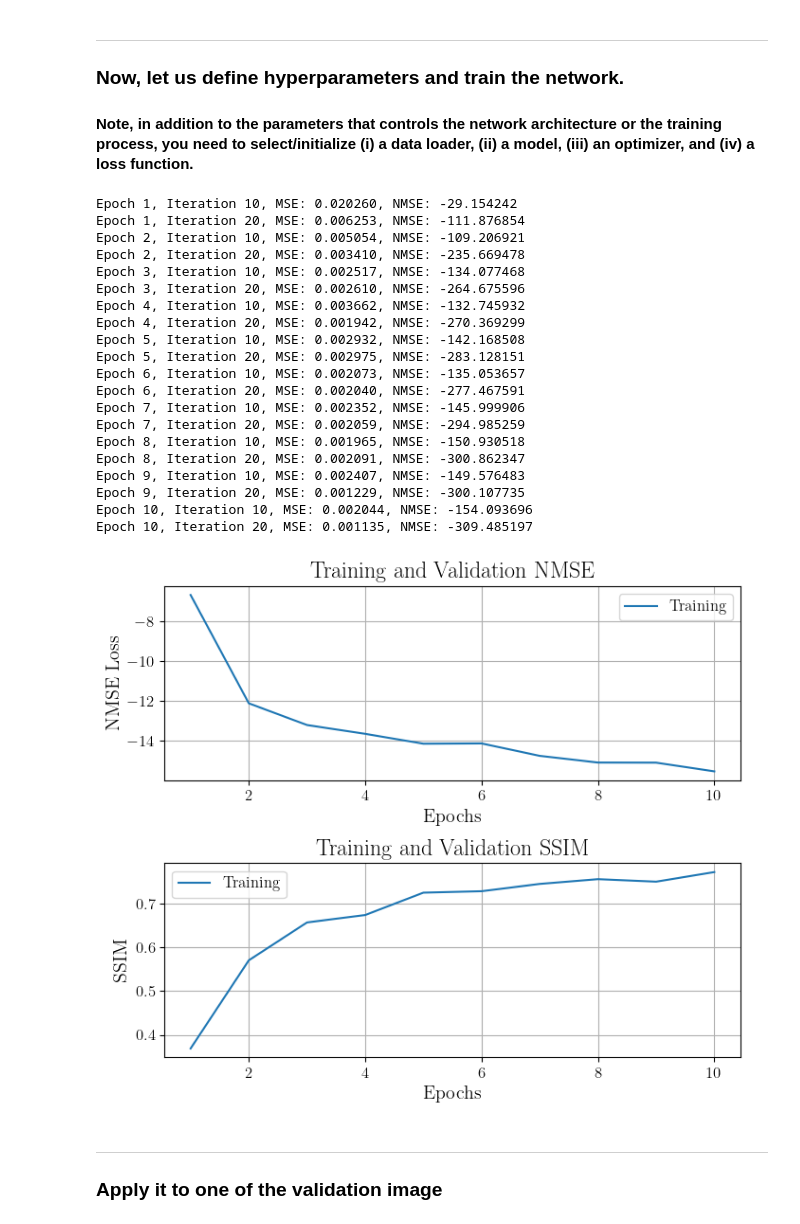
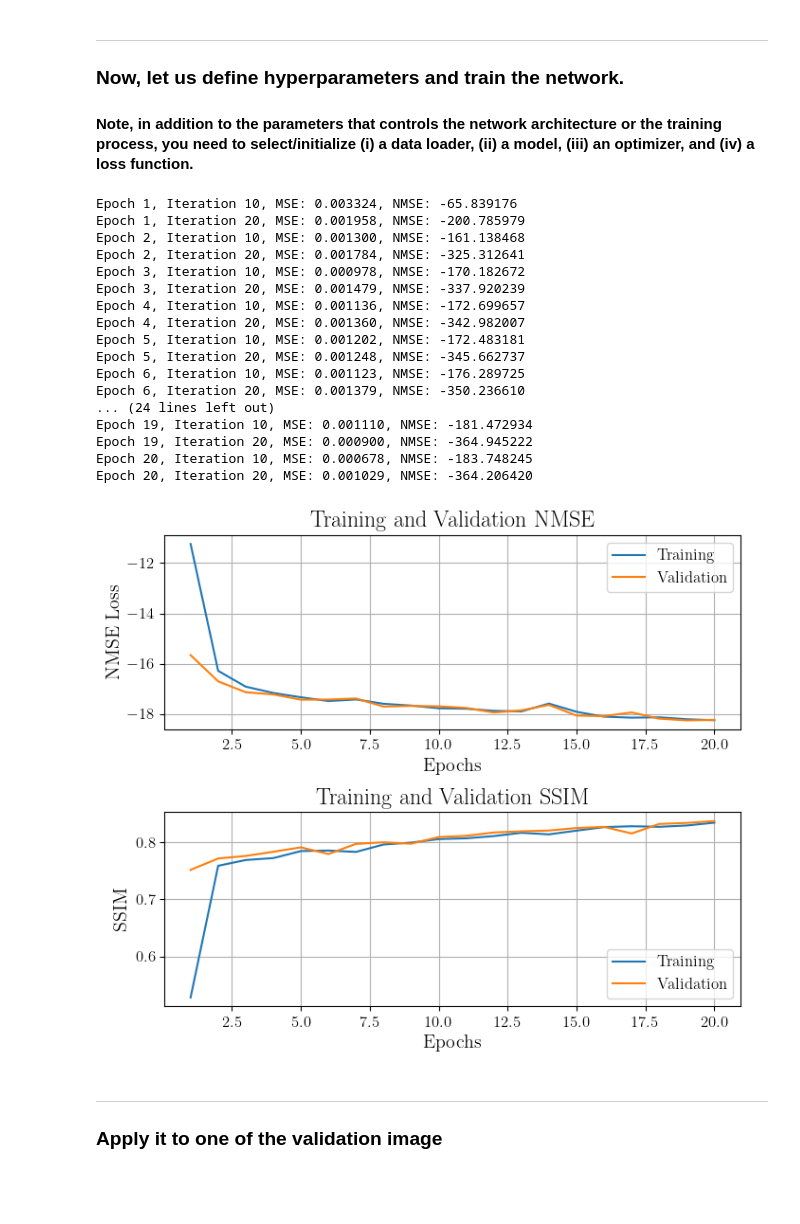
Before and after one commit to MihirJoe/MRI-Denoising, a Jupyter notebook: starter_code.ipynb, the cells around one changed output. Saved outputs shown, nothing was run; the diff lists cells and outputs as text; code cells hidden in the pictures; blank space fills up the shorter version.

Commit message:
model with NMSE of -18.2

```diff
--- a/starter_code.ipynb
+++ b/starter_code.ipynb
@@ -113,8 +113,12 @@ class DeNoise1(nn.Module):
       nn.Conv2d(512, 512, kernel_size=(3,3), padding=(1,1)),
       nn.ReLU())
     self.conv4 = nn.Sequential(
-      nn.Conv2d(256, 256, kernel_size=3, padding=1),
+      nn.Conv2d(512, 256, kernel_size=3, padding=1),
       nn.ReLU())
+
+    # self.conv5 = nn.Sequential(
+    #   nn.Conv2d(256, 256, kernel_size=3, padding=1),
+    #   nn.ReLU())
 
     self.conv5 = nn.Sequential(
       nn.Conv2d(128, 1, kernel_size=3, padding=1),
@@ -126,13 +130,20 @@ class DeNoise1(nn.Module):
 
   def forward(self, x):
 
+    skip_connection = self.conv1(x)
+    # print(f"skip connection output: {x.shape}")
+
     x = self.conv1(x)
     x = self.conv2(x)
     x = self.conv3(x)
     # print(f"0: {x.shape}")
     x = self.up1(x)
-    # print(f"1: {x.shape}")
+    # print(f"upsamp size: {x.shape}")
+
+    x = torch.cat((x, skip_connection))  # Concatenate along channel dimension
+    # print(f"concat output: {x.shape}")
     x = self.conv4(x)
+    # x = self.conv5(x)
     # print(f"2: {x.shape}")
     x = self.up2(x)
     # print(f"3: {x.shape}")
@@ -465,7 +476,7 @@ def train_model(model, opt, criterion, train_loader, val_loader, num_epoch, nois
 
             num_batch = y_val_batch.shape[0]
             for j in range(num_batch):
-                y_hat_val_batch_j = model(x_val_batch)
+                y_hat_val_batch_j = model(x_val_batch[j])
                 val_epoch_nmse += calculateNMSE(y_val_batch[j], y_hat_val_batch_j)
                 val_epoch_ssim += calculateSSIM(y_val_batch[j], y_hat_val_batch_j)
 
@@ -489,7 +500,7 @@ def train_model(model, opt, criterion, train_loader, val_loader, num_epoch, nois
     # ax[0].legend()
 
     ax[0].plot(epochs, avg_nmse_losses, label='Training')
-    # ax[0].plot(epochs, val_nmse_per_epoch, label='Validation')
+    ax[0].plot(epochs, val_nmse_per_epoch, label='Validation')
 
     ax[0].set_xlabel('Epochs')
     ax[0].set_ylabel('NMSE Loss')
@@ -499,7 +510,7 @@ def train_model(model, opt, criterion, train_loader, val_loader, num_epoch, nois
     ax[0].legend()
 
     ax[1].plot(epochs, avg_train_ssim_losses, label='Training')
-    # ax[1].plot(epochs, val_ssim_per_epoch, label='Validation')
+    ax[1].plot(epochs, val_ssim_per_epoch, label='Validation')
 
     ax[1].set_xlabel('Epochs')
     ax[1].set_ylabel('SSIM')
@@ -521,41 +532,38 @@ ___
 # %%
 batch_size = 2 # Number of complete images in each batch
 lr = 1e-3  # Learning rate
 sig = 0.1  # Noise std
-num_epoch = 10  # Epochs
+num_epoch = 20 # Epochs
 
 # Model, criterion, and optimizer
 train_loader = create_loader(train_dataset, batch_size)
 val_loader = create_loader(val_dataset, 1)
 
 model = DeNoise1() # Pick a model
 opt = optim.Adam(model.parameters(), lr=lr) # Pick an optimizer
 criterion = nn.MSELoss() # Pick a loss function
 
 # Let's train the model
 train_model(model, opt, criterion, train_loader, val_loader, num_epoch, noise_std=sig)
 # %% [output]
-Epoch 1, Iteration 10, MSE: 0.020260, NMSE: -29.154242
-Epoch 1, Iteration 20, MSE: 0.006253, NMSE: -111.876854
-Epoch 2, Iteration 10, MSE: 0.005054, NMSE: -109.206921
-Epoch 2, Iteration 20, MSE: 0.003410, NMSE: -235.669478
-Epoch 3, Iteration 10, MSE: 0.002517, NMSE: -134.077468
-Epoch 3, Iteration 20, MSE: 0.002610, NMSE: -264.675596
-Epoch 4, Iteration 10, MSE: 0.003662, NMSE: -132.745932
-Epoch 4, Iteration 20, MSE: 0.001942, NMSE: -270.369299
-Epoch 5, Iteration 10, MSE: 0.002932, NMSE: -142.168508
-Epoch 5, Iteration 20, MSE: 0.002975, NMSE: -283.128151
-Epoch 6, Iteration 10, MSE: 0.002073, NMSE: -135.053657
-Epoch 6, Iteration 20, MSE: 0.002040, NMSE: -277.467591
-Epoch 7, Iteration 10, MSE: 0.002352, NMSE: -145.999906
-Epoch 7, Iteration 20, MSE: 0.002059, NMSE: -294.985259
-Epoch 8, Iteration 10, MSE: 0.001965, NMSE: -150.930518
-Epoch 8, Iteration 20, MSE: 0.002091, NMSE: -300.862347
-Epoch 9, Iteration 10, MSE: 0.002407, NMSE: -149.576483
-Epoch 9, Iteration 20, MSE: 0.001229, NMSE: -300.107735
-Epoch 10, Iteration 10, MSE: 0.002044, NMSE: -154.093696
-Epoch 10, Iteration 20, MSE: 0.001135, NMSE: -309.485197
+Epoch 1, Iteration 10, MSE: 0.003324, NMSE: -65.839176
+Epoch 1, Iteration 20, MSE: 0.001958, NMSE: -200.785979
+Epoch 2, Iteration 10, MSE: 0.001300, NMSE: -161.138468
+Epoch 2, Iteration 20, MSE: 0.001784, NMSE: -325.312641
+Epoch 3, Iteration 10, MSE: 0.000978, NMSE: -170.182672
+Epoch 3, Iteration 20, MSE: 0.001479, NMSE: -337.920239
+Epoch 4, Iteration 10, MSE: 0.001136, NMSE: -172.699657
+Epoch 4, Iteration 20, MSE: 0.001360, NMSE: -342.982007
+Epoch 5, Iteration 10, MSE: 0.001202, NMSE: -172.483181
+Epoch 5, Iteration 20, MSE: 0.001248, NMSE: -345.662737
+Epoch 6, Iteration 10, MSE: 0.001123, NMSE: -176.289725
+Epoch 6, Iteration 20, MSE: 0.001379, NMSE: -350.236610
+... (24 lines left out)
+Epoch 19, Iteration 10, MSE: 0.001110, NMSE: -181.472934
+Epoch 19, Iteration 20, MSE: 0.000900, NMSE: -364.945222
+Epoch 20, Iteration 10, MSE: 0.000678, NMSE: -183.748245
+Epoch 20, Iteration 20, MSE: 0.001029, NMSE: -364.206420
-[figure, old version]
+[figure, new version]
 # %%
 # save the model
 model = DeNoise1() # Pick a model
```
Also changed, not shown: parts of 6 cells of this notebook, 1 other file.
